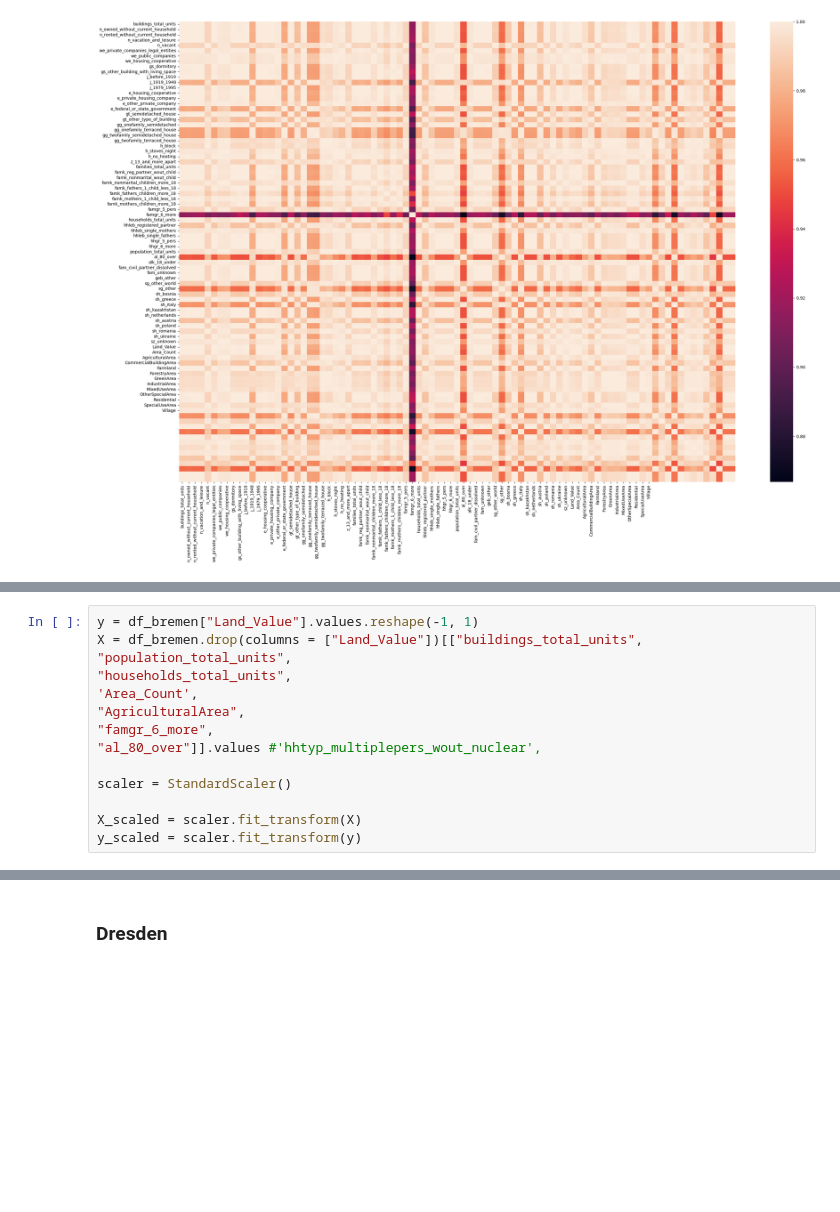
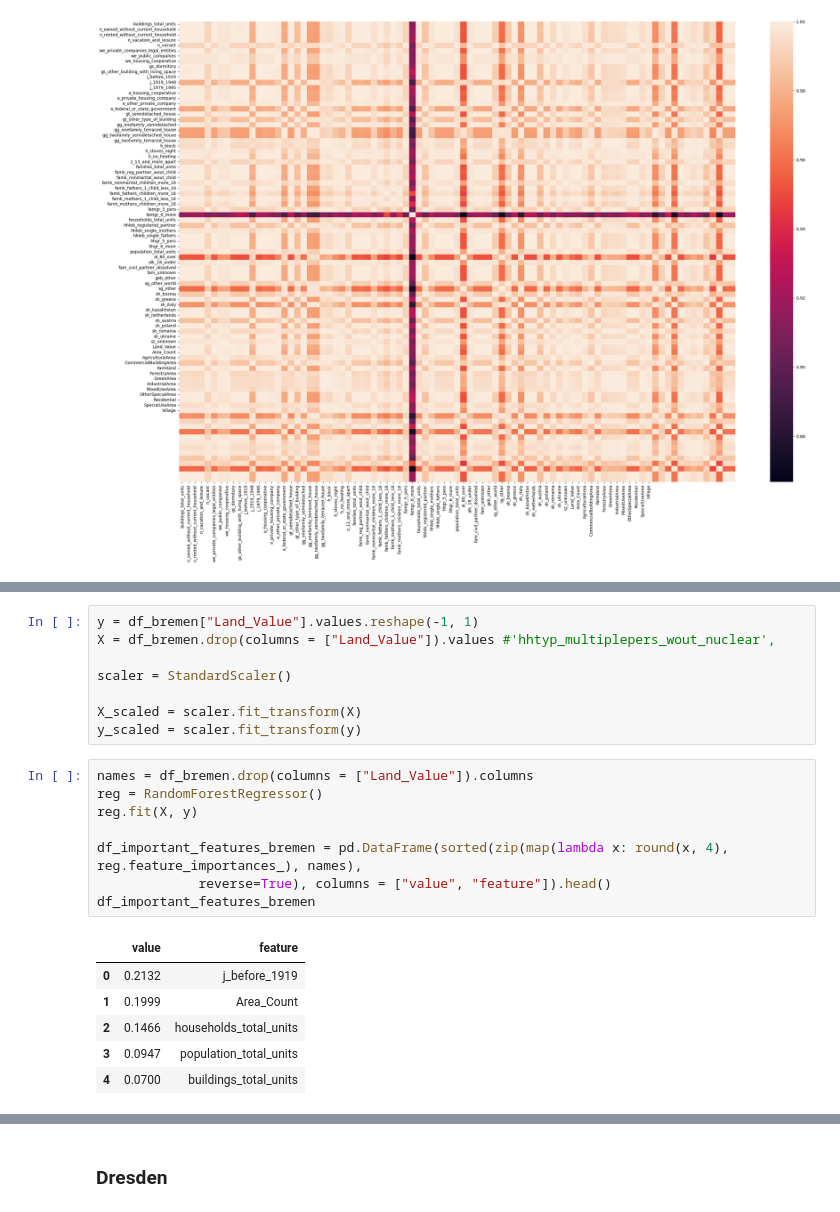
Before and after one commit to Schalwal/Geo-paw-sitioning, a Jupyter notebook: notebooks/landprice_prediction.ipynb, the cells around one changed output, grey strips where cells are left out. Cells and saved outputs as stored; diff of their text form; blank space fills up the shorter version.

```diff
--- a/notebooks/landprice_prediction.ipynb
+++ b/notebooks/landprice_prediction.ipynb
@@ -256,14 +202,23 @@ Index(['buildings_total_units', 'n_owned_without_current_household',
 # %%
 y = df_bremen["Land_Value"].values.reshape(-1, 1)
-X = df_bremen.drop(columns = ["Land_Value"])[["buildings_total_units",
-"population_total_units",
-"households_total_units",
-'Area_Count',
-"AgriculturalArea",
-"famgr_6_more",
-"al_80_over"]].values #'hhtyp_multiplepers_wout_nuclear',
+X = df_bremen.drop(columns = ["Land_Value"]).values #'hhtyp_multiplepers_wout_nuclear',
 
 scaler = StandardScaler()
 
 X_scaled = scaler.fit_transform(X)
 y_scaled = scaler.fit_transform(y)
+# %%
+names = df_bremen.drop(columns = ["Land_Value"]).columns
+reg = RandomForestRegressor()
+reg.fit(X, y)
+
+df_important_features_bremen = pd.DataFrame(sorted(zip(map(lambda x: round(x, 4), reg.feature_importances_), names),
+             reverse=True), columns = ["value", "feature"]).head()
+df_important_features_bremen
+# %% [output]
+|  | value | feature |
+| 0 | 0.2132 | j_before_1919 |
+| 1 | 0.1999 | Area_Count |
+| 2 | 0.1466 | households_total_units |
+| 3 | 0.0947 | population_total_units |
+| 4 | 0.0700 | buildings_total_units |
```
Also changed, not shown: parts of 49 cells of this notebook, 2 other files.
